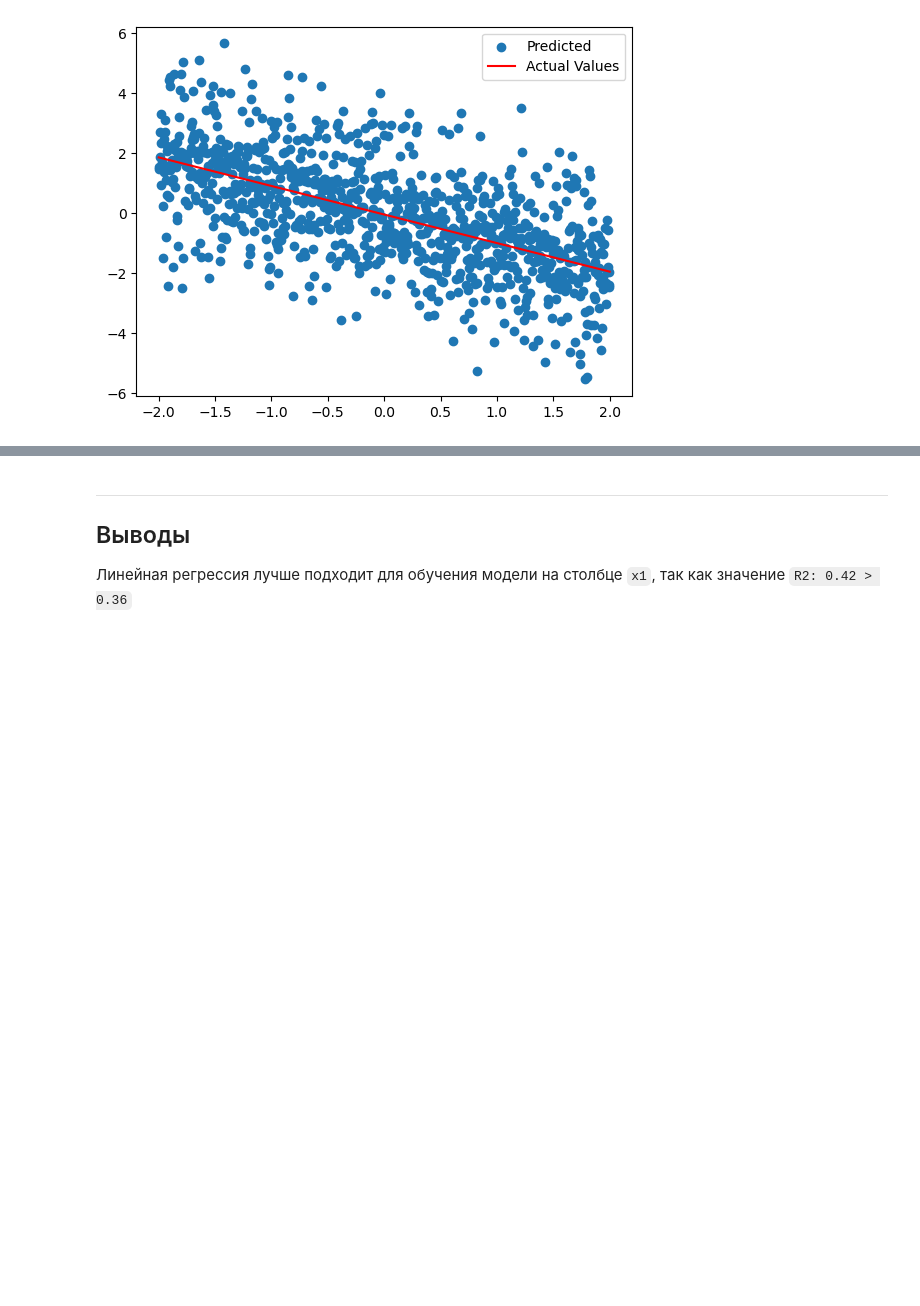
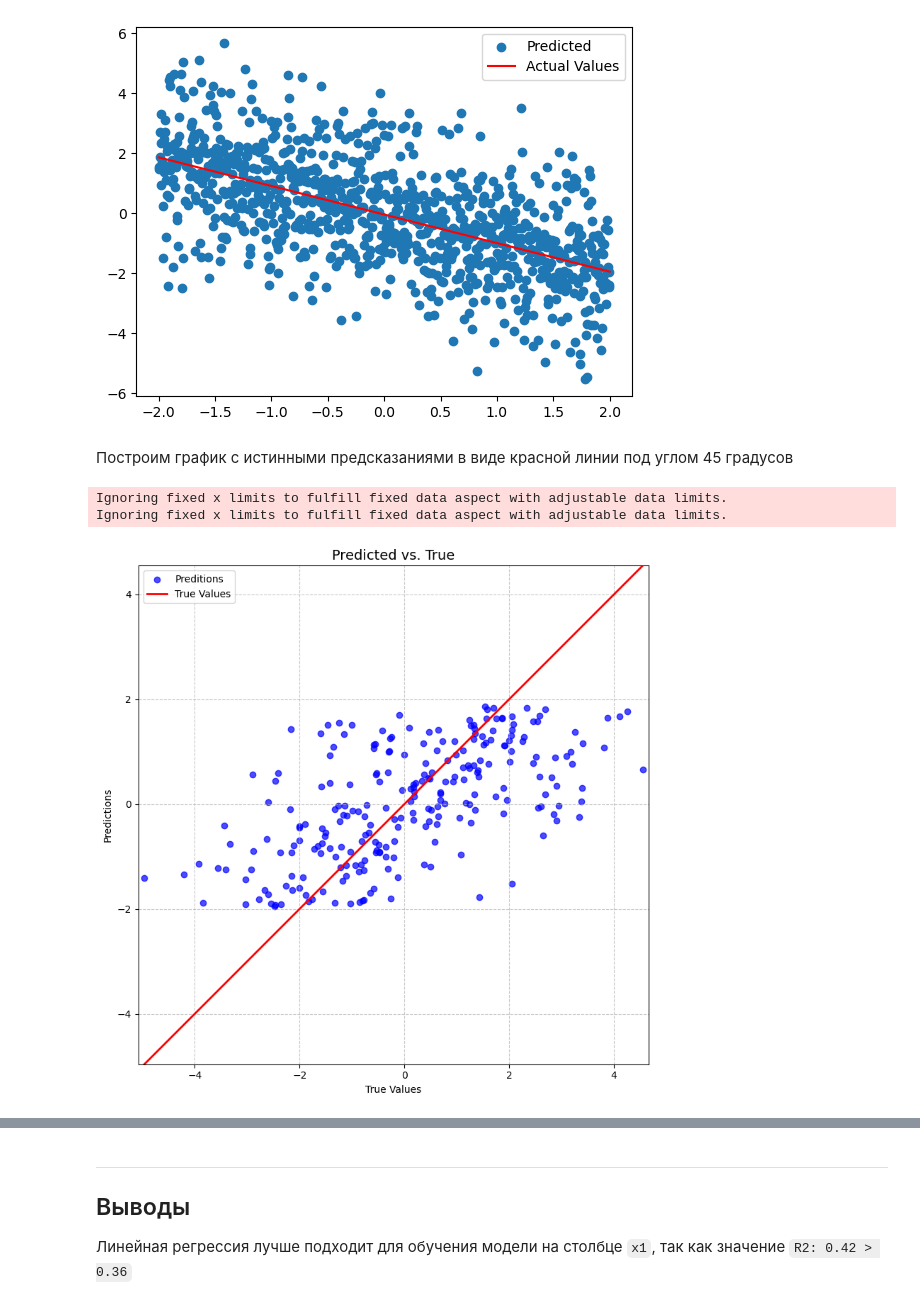
Before and after one commit to tush00nka/DA_lab_3, a Jupyter notebook: ЛР3_Борисоглебский_12.ipynb, the cells around one changed output, grey strips where cells are left out. Cells and saved outputs as stored; diff of their text form; code cells hidden in the pictures; blank space fills up the shorter version.

```diff
--- a/ЛР3_Борисоглебский_12.ipynb
+++ b/ЛР3_Борисоглебский_12.ipynb
@@ -160,3 +210,11 @@ a: -0.9520
 b: -0.0455
 <matplotlib.legend.Legend at 0x...>
 [figure]
+# %% [markdown]
+Построим график с истинными предсказаниями в виде красной линии под углом 45 градусов
+# %%
+pred_vs_true(predictions_valid, y_valid)
+# %% [output]
+Ignoring fixed x limits to fulfill fixed data aspect with adjustable data limits.
+Ignoring fixed x limits to fulfill fixed data aspect with adjustable data limits.
+[figure, added]
```
Also changed, not shown: parts of 7 cells of this notebook.
